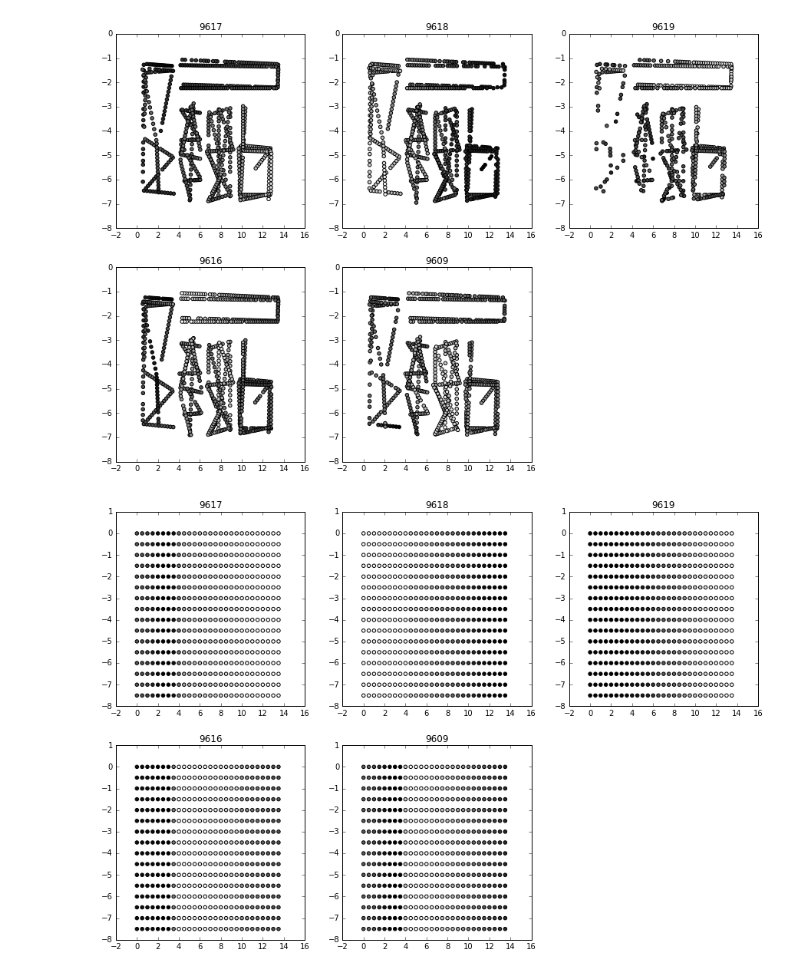
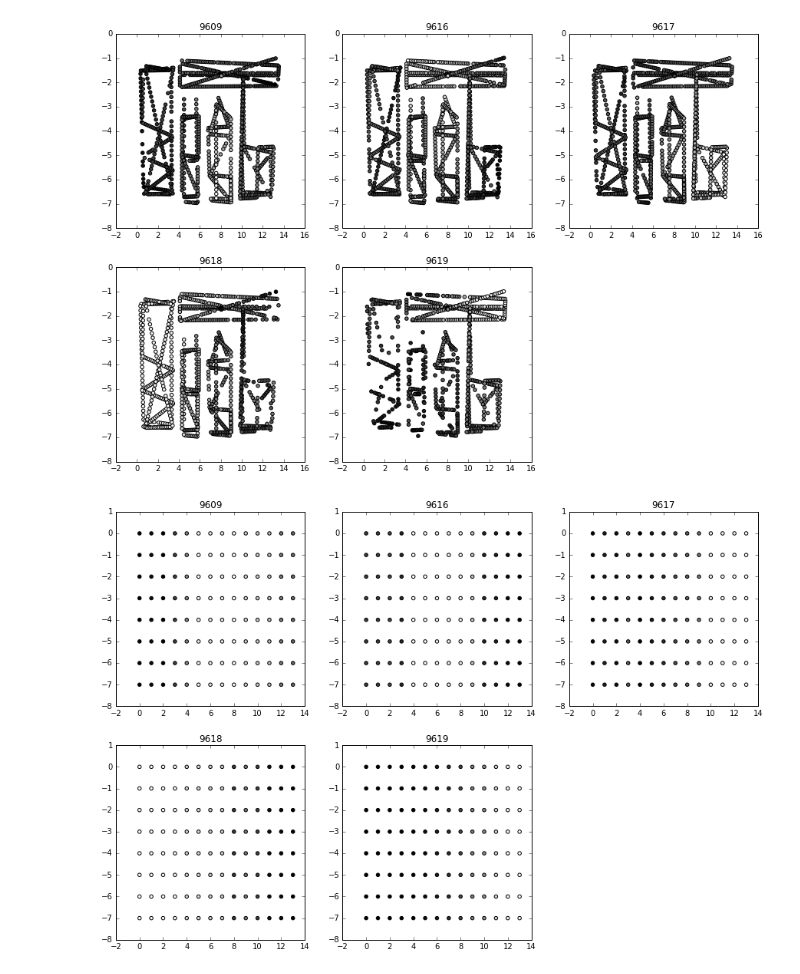
Before and after one commit to Informhunter/IPS, a Jupyter notebook: JupiterNB/data_from_db_analysis/data_overview.ipynb, the cells around one changed output. Cells and saved outputs as stored; diff of their text form; code cells hidden in the pictures.

```diff
--- a/JupiterNB/data_from_db_analysis/data_overview.ipynb
+++ b/JupiterNB/data_from_db_analysis/data_overview.ipynb
@@ -70,5 +70,5 @@ def plot_session(df):
 # %%
-def filter_session(sess_df):
+def filter_session(sess_df, ):
     result = pd.DataFrame()
     for minor in sess_df.Minor.unique():
         result = result.append(rssi_lowess_smooth(sess_df[sess_df.Minor == minor]))
@@ -88,5 +88,5 @@ plot_session(sess)
 # %%
-filtered_df = filter_rssi_df(df)
+filtered_df = filter_rssi_df(df[df.SessId != 32])
 # %%
 filtered_df.head()
 # %% [output]
@@ -229,7 +217,7 @@ class Locator:
 # %%
 plot_rssi_map(filtered_df)
 # %% [output]
-[figure, old version]
+[figure, new version]
 # %%
 from sklearn.gaussian_process import GaussianProcessRegressor
 from sklearn.gaussian_process.kernels import RBF, ConstantKernel as C
@@ -238,7 +226,8 @@ from sklearn.base import clone
 from sklearn.ensemble import RandomForestRegressor
 # %%
 def build_regression_map(rssi_df, regressor, preprocessor=None, figsize=(15, 10)):
-    unique_minors = rssi_df.Minor.unique()
+    result = np.array([])
+    unique_minors = sorted(rssi_df.Minor.unique())
     fig = plt.figure(figsize=figsize)
     for i, minor in enumerate(unique_minors):
         minor_df = rssi_df[rssi_df.Minor == minor]
@@ -248,18 +237,24 @@ def build_regression_map(rssi_df, regressor, preprocessor=None, figsize=(15, 10)
             train_in = preprocessor.fit_transform(train_in)
         reg = clone(regressor)
         reg.fit(train_in, train_out)
-        xy = np.mgrid[0:14:0.5, 0:-8:-0.5].reshape(2,-1).T
-        test_in = np.mgrid[0:14:0.5, 0:-8:-0.5].reshape(2,-1).T
+        xy = np.mgrid[0:14:1, 0:-8:-1].reshape(2,-1).T
+        test_in = np.mgrid[0:14:1, 0:-8:-1].reshape(2,-1).T
         if preprocessor:
             test_in = preprocessor.fit_transform(test_in)
         pred = reg.predict(test_in)
+        if len(result) == 0:
+            result = pred.reshape(-1, 1)
+        else:
+            result = np.hstack((result, pred.reshape(-1, 1)))
         ax = plt.subplot(int(np.ceil(len(unique_minors) / 3)), 3, 1 + i)
         ax.set_title(str(minor))
         plt.scatter(xy[:, 0], xy[:, 1], c=pred, cmap='Greys')
+
+    return (result, xy)
 # %%
-build_regression_map(filtered_df, RandomForestRegressor(n_estimators=100, max_depth=15))
+_ = build_regression_map(filtered_df, RandomForestRegressor(n_estimators=100, max_depth=15))
 # %% [output]
-[figure, old version]
+[figure, new version]
 # %%
 from sklearn.linear_model import LinearRegression
 from sklearn.preprocessing import PolynomialFeatures
```
Also changed, not shown: parts of 22 cells of this notebook.
